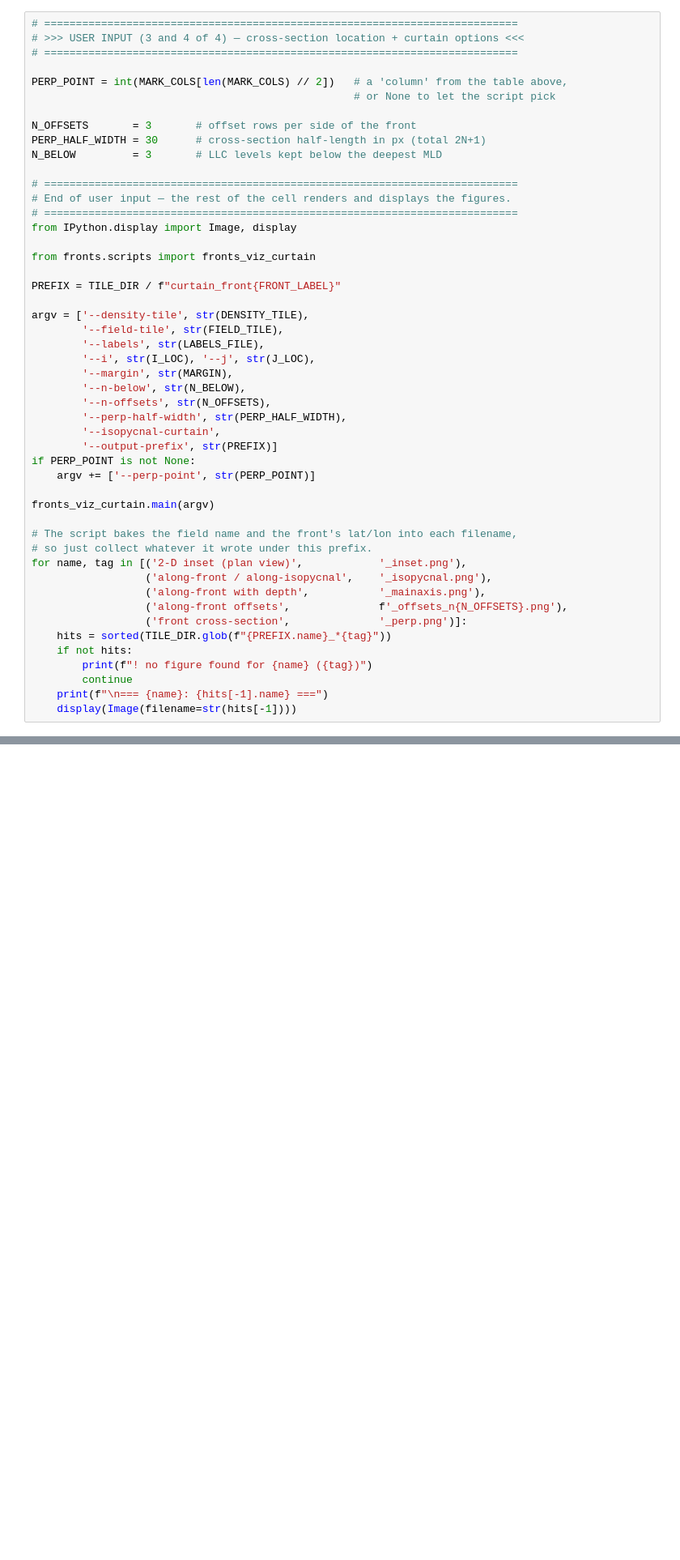
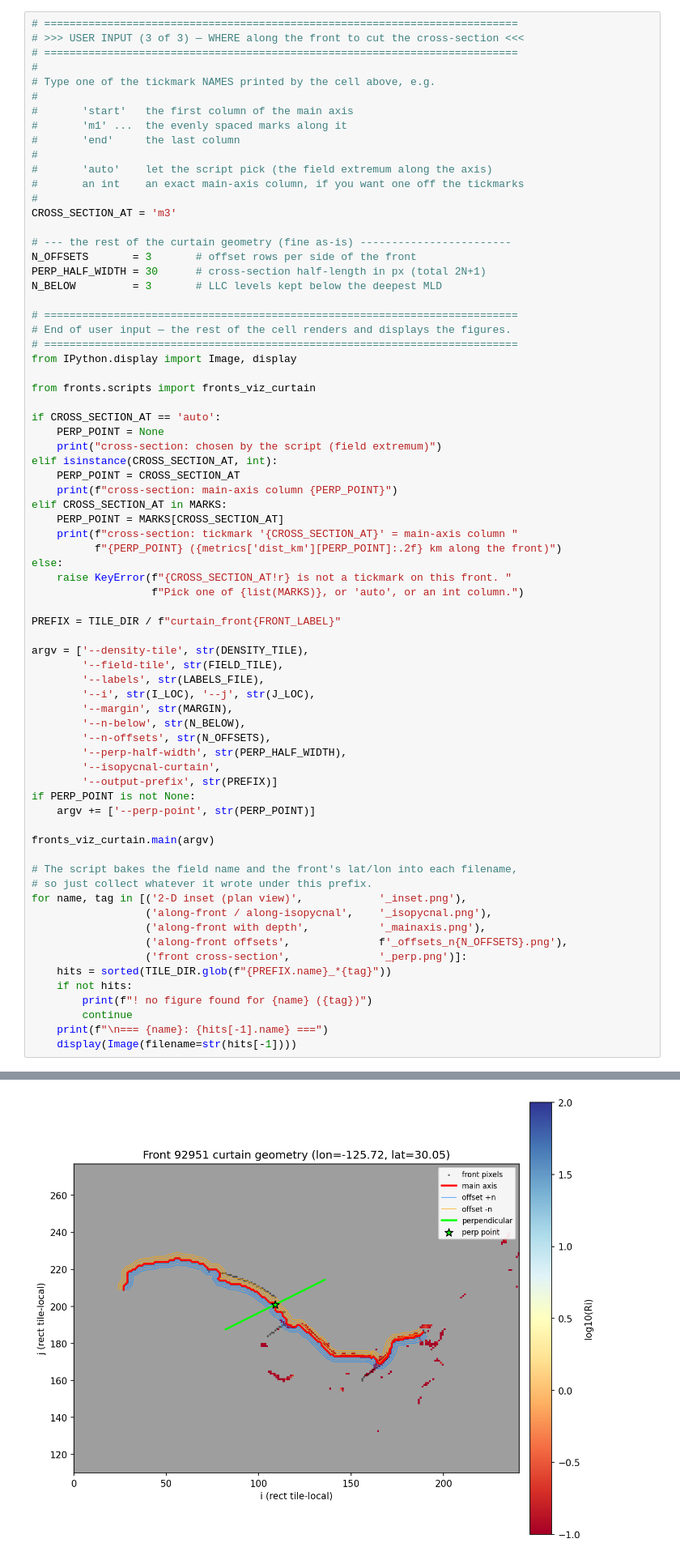
Before and after one commit to Sea-Meets-the-Stars/fronts, a Jupyter notebook: fronts/properties/nb/front_curtain.ipynb, the cells around one changed output, grey strips where cells are left out. Shown at 81% size. Cells and saved outputs as stored; diff of their text form; blank space fills up the shorter version.

```diff
--- a/fronts/properties/nb/front_curtain.ipynb
+++ b/fronts/properties/nb/front_curtain.ipynb
@@ -480,12 +521,21 @@ displayed below it:
 5. `..._perp.png` — the front cross-section at `PERP_POINT`
 # %%
 # ===========================================================================
-# >>> USER INPUT (3 and 4 of 4) — cross-section location + curtain options <<<
+# >>> USER INPUT (3 of 3) — WHERE along the front to cut the cross-section <<<
 # ===========================================================================
+#
+# Type one of the tickmark NAMES printed by the cell above, e.g.
+#
+#       'start'   the first column of the main axis
+#       'm1' ...  the evenly spaced marks along it
+#       'end'     the last column
+#
+#       'auto'    let the script pick (the field extremum along the axis)
+#       an int    an exact main-axis column, if you want one off the tickmarks
+#
+CROSS_SECTION_AT = 'm3'
 
-PERP_POINT = int(MARK_COLS[len(MARK_COLS) // 2])   # a 'column' from the table above,
-                                                   # or None to let the script pick
-
+# --- the rest of the curtain geometry (fine as-is) ------------------------
 N_OFFSETS       = 3       # offset rows per side of the front
 PERP_HALF_WIDTH = 30      # cross-section half-length in px (total 2N+1)
 N_BELOW         = 3       # LLC levels kept below the deepest MLD
@@ -496,6 +546,20 @@ N_BELOW         = 3       # LLC levels kept below the deepest MLD
 from IPython.display import Image, display
 
 from fronts.scripts import fronts_viz_curtain
+
+if CROSS_SECTION_AT == 'auto':
+    PERP_POINT = None
+    print("cross-section: chosen by the script (field extremum)")
+elif isinstance(CROSS_SECTION_AT, int):
+    PERP_POINT = CROSS_SECTION_AT
+    print(f"cross-section: main-axis column {PERP_POINT}")
+elif CROSS_SECTION_AT in MARKS:
+    PERP_POINT = MARKS[CROSS_SECTION_AT]
+    print(f"cross-section: tickmark '{CROSS_SECTION_AT}' = main-axis column "
+          f"{PERP_POINT} ({metrics['dist_km'][PERP_POINT]:.2f} km along the front)")
+else:
+    raise KeyError(f"{CROSS_SECTION_AT!r} is not a tickmark on this front. "
+                   f"Pick one of {list(MARKS)}, or 'auto', or an int column.")
 
 PREFIX = TILE_DIR / f"curtain_front{FRONT_LABEL}"
 
@@ -527,3 +591,4 @@ for name, tag in [('2-D inset (plan view)',            '_inset.png'),
         continue
     print(f"\n=== {name}: {hits[-1].name} ===")
     display(Image(filename=str(hits[-1])))
+# %% [output]
@@ -529,0 +614 @@ for name, tag in [('2-D inset (plan view)',            '_inset.png'),
+[figure, added]
```
Also changed, not shown: parts of 9 cells of this notebook.
